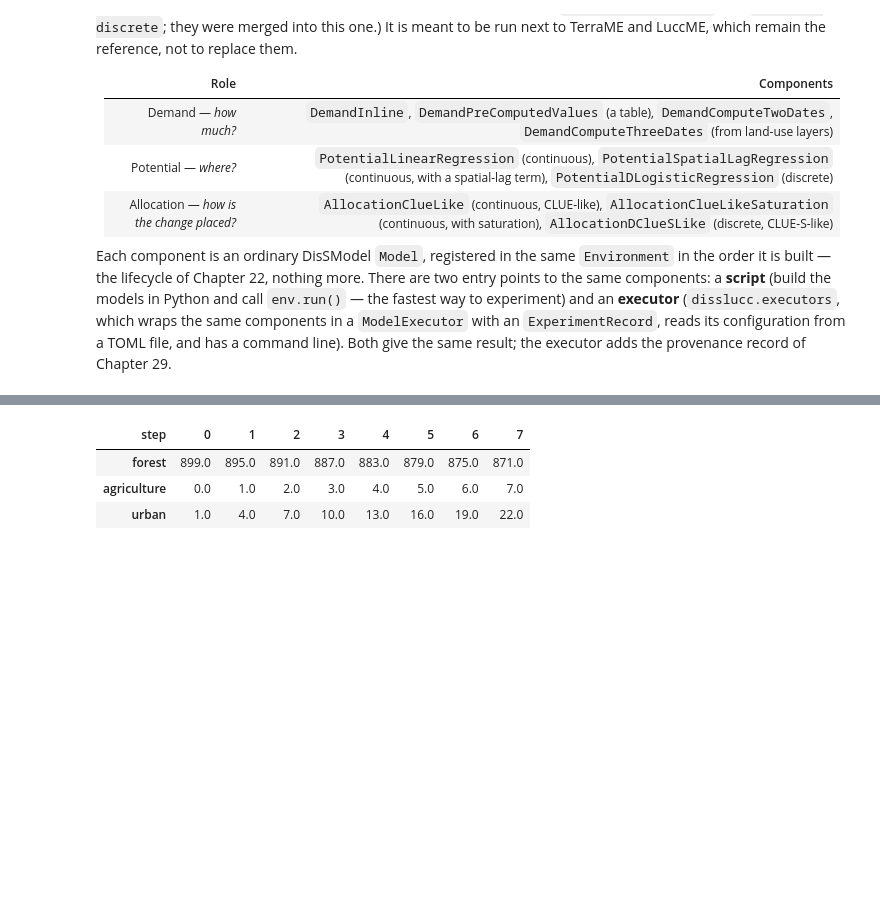
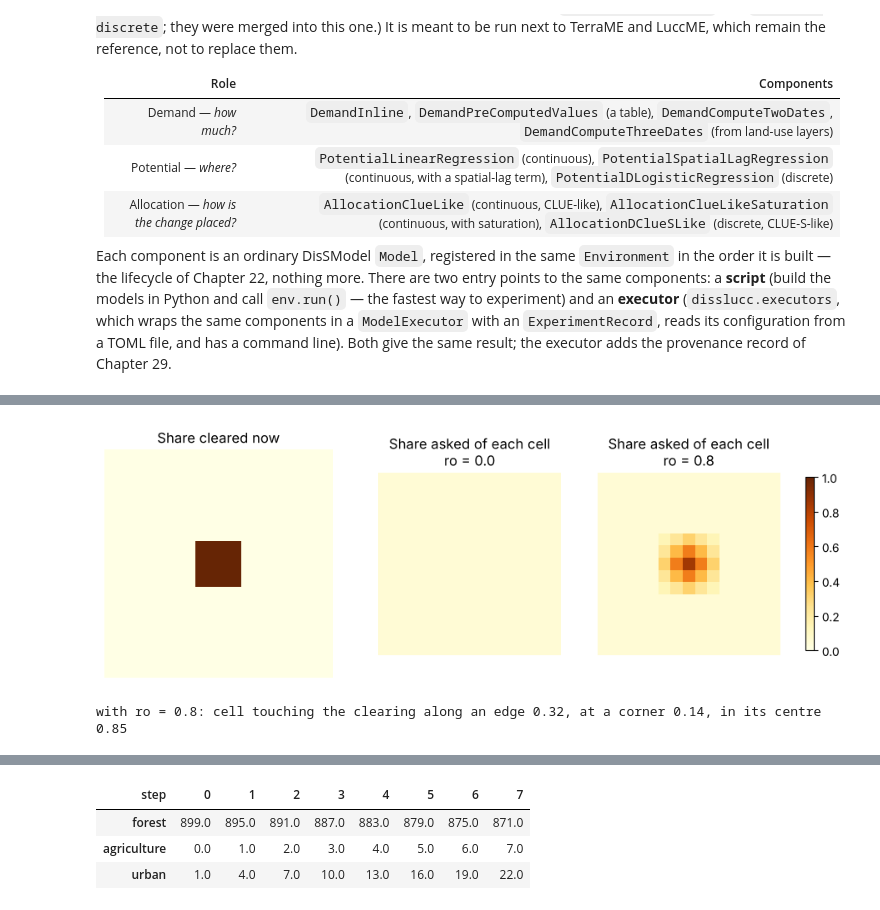
Before and after one commit to LambdaGeo/geospatial-modeling-python, a Jupyter notebook: docs/part5/ch26_lucc.ipynb, the cells around one changed output, grey strips where cells are left out. Drawn from its saved outputs; the diff is of its cells as text; code cells hidden in the pictures; blank space fills up the shorter version.

```diff
--- a/docs/part5/ch26_lucc.ipynb
+++ b/docs/part5/ch26_lucc.ipynb
@@ -50,0 +334,20 @@ The example below is the package's own synthetic scenario, run in this notebook:
+# %%
+from disslucc.components.potential.spatial_lag import spatial_lag_regression
+from disslucc.schemas import SpatialLagRegressionSpec
+
+past = np.zeros((15, 15)); past[6:9, 6:9] = 1.0                 # a clearing in the middle of a forest
+valid = np.ones_like(past, dtype=bool)
+
+fig, axes = plt.subplots(1, 3, figsize=(12, 3.6))
+axes[0].imshow(past, cmap="YlOrBr", vmin=0, vmax=1); axes[0].set_title("Share cleared now")
+for ax, ro in zip(axes[1:], (0.0, 0.8)):
+    spec = SpatialLagRegressionSpec(const=0.05, ro=ro)            # no driver at all: only the constant and the neighbours
+    reg, pot = spatial_lag_regression(spec, past, {}, valid)      # reg: the share the cell should hold; pot = reg - past
+    im = ax.imshow(reg, cmap="YlOrBr", vmin=0, vmax=1); ax.set_title(f"Share asked of each cell\nro = {ro}")
+fig.colorbar(im, ax=axes[1:], shrink=0.75)
+for ax in axes: ax.set_axis_off()
+plt.show()
+print(f"with ro = {ro}: cell touching the clearing along an edge {reg[5, 7]:.2f}, at a corner {reg[5, 5]:.2f}, in its centre {reg[7, 7]:.2f}")
+# %% [output]
+[figure, added]
+with ro = 0.8: cell touching the clearing along an edge 0.32, at a corner 0.14, in its centre 0.85
```
Also changed, not shown: parts of 48 cells of this notebook.
